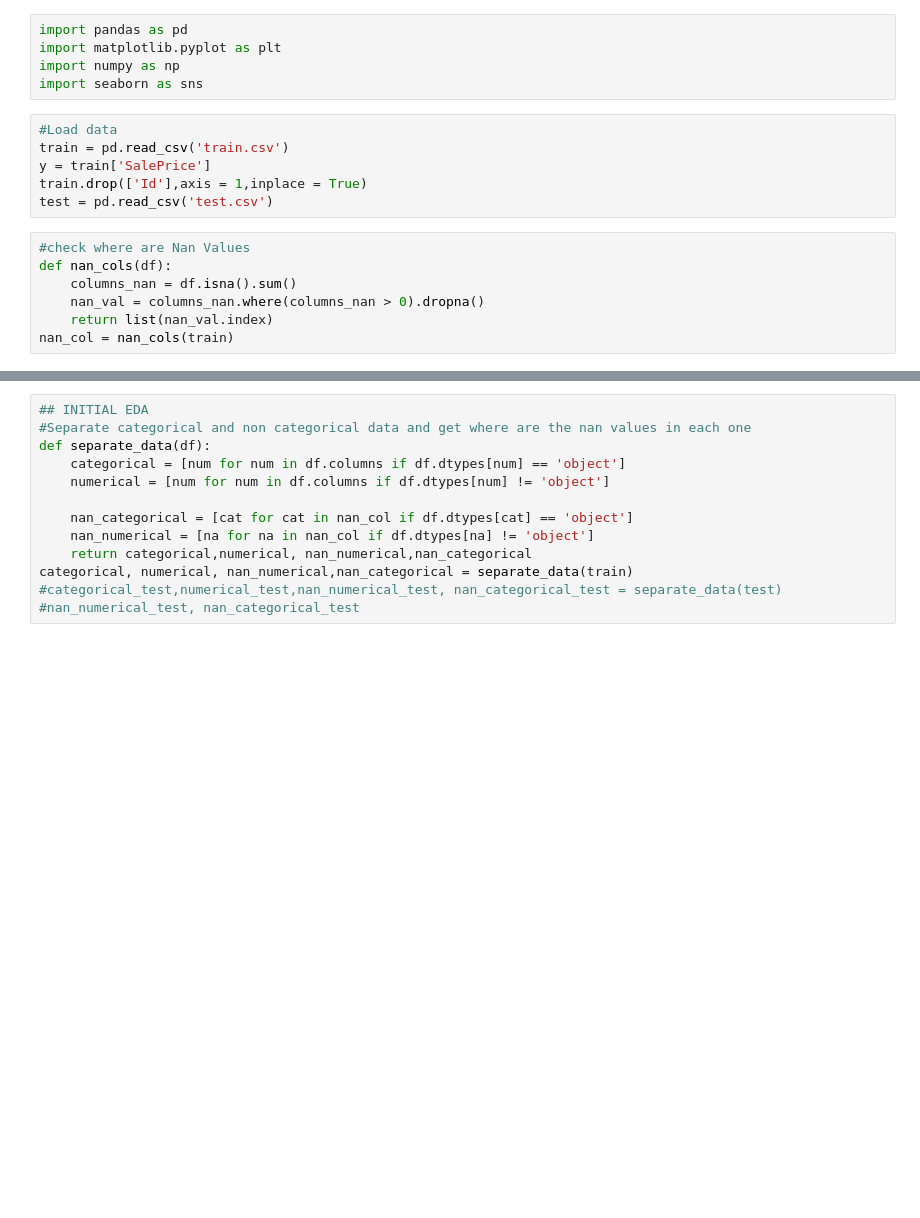
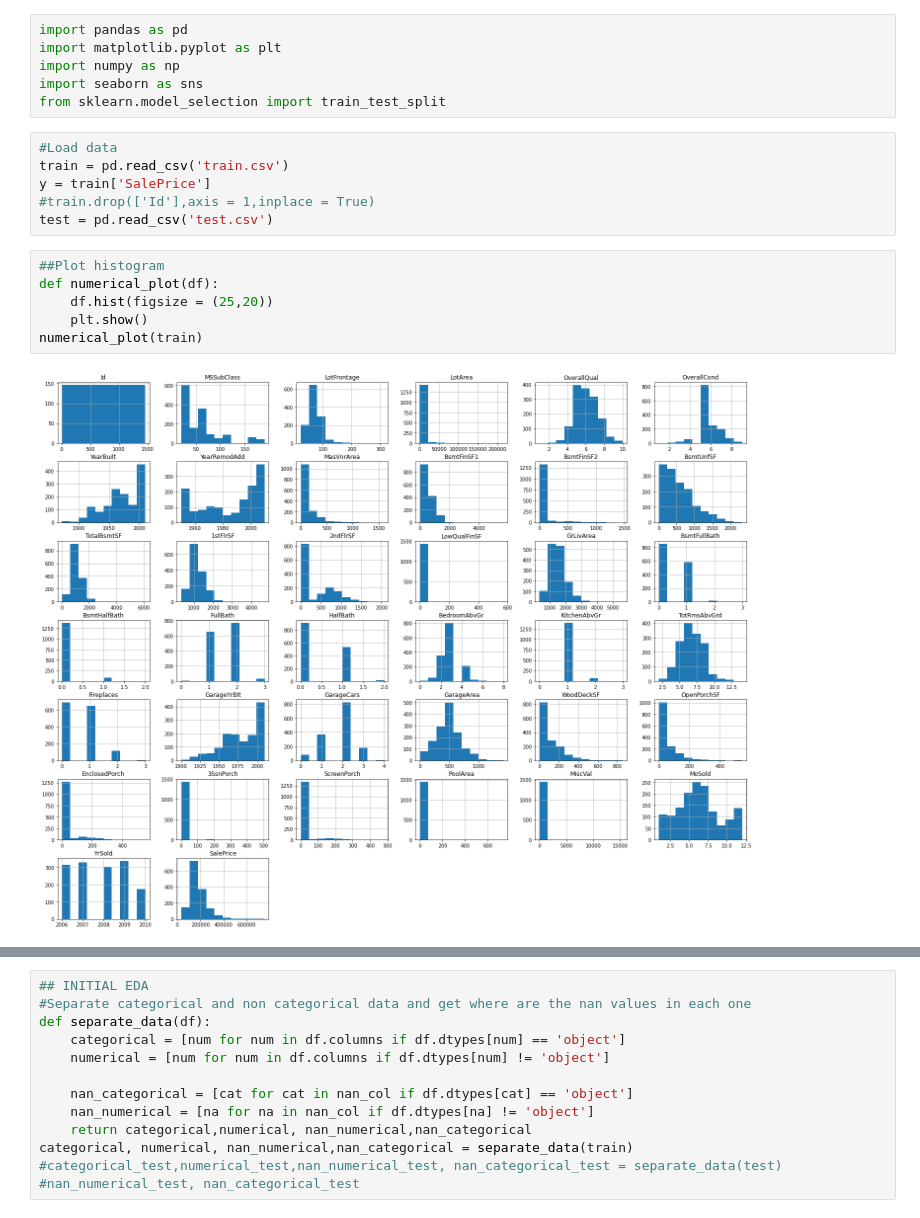
Before and after one commit to nicolasbuitragob/house_prices_kaggle, a Jupyter notebook: house_prices.ipynb, the cells around one changed output, grey strips where cells are left out. Cells and saved outputs as stored; diff of their text form; blank space fills up the shorter version.

```diff
--- a/house_prices.ipynb
+++ b/house_prices.ipynb
@@ -3,16 +3,18 @@ import pandas as pd
 import matplotlib.pyplot as plt
 import numpy as np
 import seaborn as sns
+from sklearn.model_selection import train_test_split
 # %%
 #Load data
 train = pd.read_csv('train.csv')
 y = train['SalePrice']
-train.drop(['Id'],axis = 1,inplace = True)
+#train.drop(['Id'],axis = 1,inplace = True)
 test = pd.read_csv('test.csv')
-# %%
-#check where are Nan Values
-def nan_cols(df):
-    columns_nan = df.isna().sum()
-    nan_val = columns_nan.where(columns_nan > 0).dropna()
-    return list(nan_val.index)
-nan_col = nan_cols(train)
+# %%
+##Plot histogram
+def numerical_plot(df):
+    df.hist(figsize = (25,20))
+    plt.show()
+numerical_plot(train)
+# %% [output]
+[figure, added]
```
Also changed, not shown: parts of 9 cells of this notebook.
